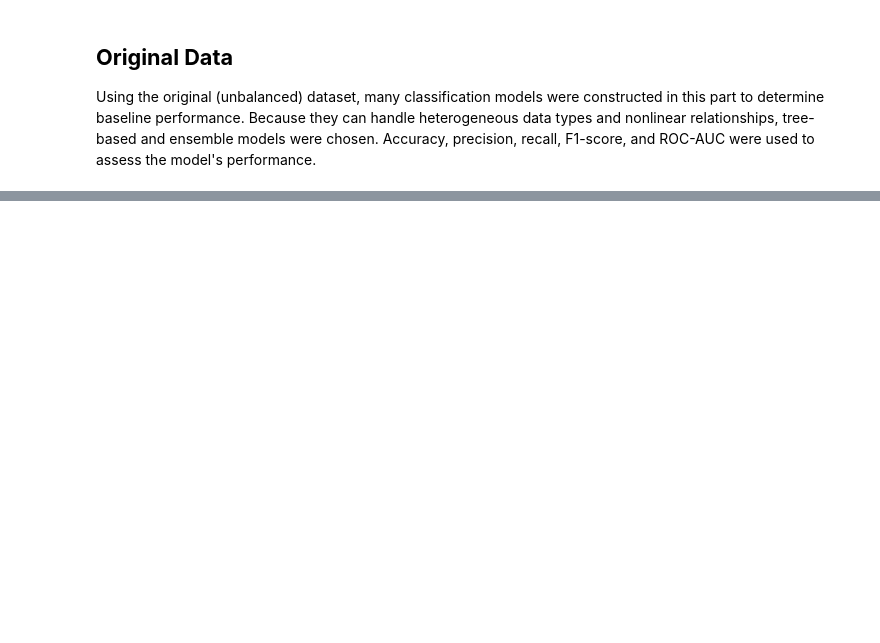
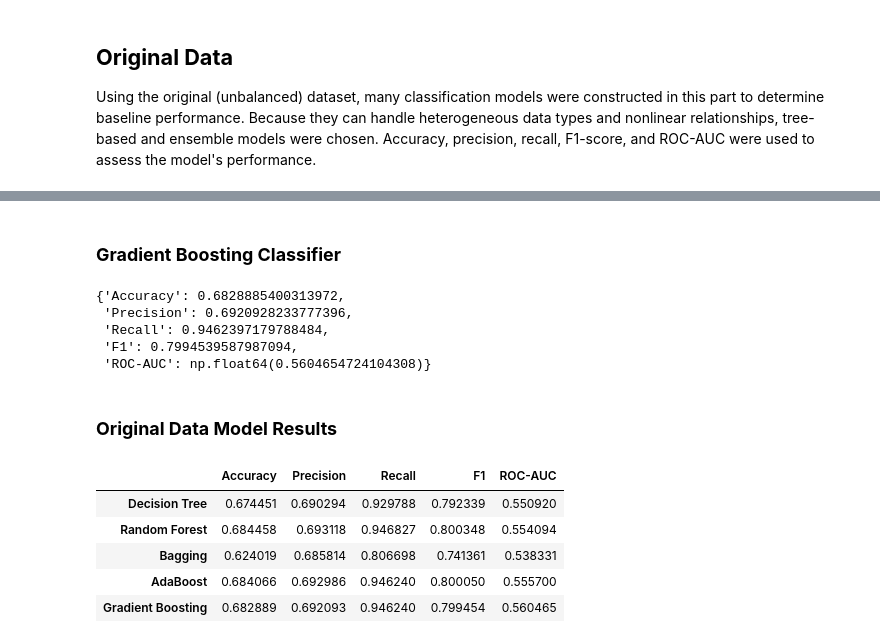
Before and after one commit to rburjanr/UT-Austin-Projects, a Jupyter notebook: EasyVisa/RahulBurjanroppaProject_Full_Code_Notebook_EasyVisa.ipynb, the cells around one changed output, grey strips where cells are left out. Drawn from its saved outputs; the diff is of its cells as text; code cells hidden in the pictures; blank space fills up the shorter version.

```diff
--- a/EasyVisa/RahulBurjanroppaProject_Full_Code_Notebook_EasyVisa.ipynb
+++ b/EasyVisa/RahulBurjanroppaProject_Full_Code_Notebook_EasyVisa.ipynb
@@ -400,0 +254,8 @@ MemoryError: Unable to allocate 1.93 GiB for an array with shape (25479, 20384)
+# %%
+Xr_train, Xr_test, yr_train, yr_test = train_test_split(
+    X_reduced,
+    y,
+    test_size=0.2,
+    stratify=y,
+    random_state=42
+)
@@ -400,0 +383,52 @@ MemoryError: Unable to allocate 1.93 GiB for an array with shape (25479, 20384)
+# %% [markdown]
+### **Gradient Boosting Classifier**
+# %%
+gb = GradientBoostingClassifier(
+    n_estimators=50,
+    max_depth=3,
+    learning_rate=0.1,
+    random_state=42
+)
+
+gb.fit(Xr_train, yr_train)
+
+y_pred = gb.predict(Xr_test)
+y_prob = gb.predict_proba(Xr_test)[:, 1]
+
+gb_results = {
+    "Accuracy": accuracy_score(yr_test, y_pred),
+    "Precision": precision_score(yr_test, y_pred),
+    "Recall": recall_score(yr_test, y_pred),
+    "F1": f1_score(yr_test, y_pred),
+    "ROC-AUC": roc_auc_score(yr_test, y_prob)
+}
+
+gb_results
+# %% [output]
+{'Accuracy': 0.6828885400313972,
+ 'Precision': 0.6920928233777396,
+ 'Recall': 0.9462397179788484,
+ 'F1': 0.7994539587987094,
+ 'ROC-AUC': np.float64(0.5604654724104308)}
+# %% [markdown]
+### **Original Data Model Results**
+# %%
+results_original_df = pd.DataFrame.from_dict(
+    {
+        "Decision Tree": dt_results,
+        "Random Forest": rf_results,
+        "Bagging": bag_results,
+        "AdaBoost": ada_results,
+        "Gradient Boosting": gb_results
+    },
+    orient="index"
+)
+
+results_original_df
+# %% [output]
+|  | Accuracy | Precision | Recall | F1 | ROC-AUC |
+| Decision Tree | 0.674451 | 0.690294 | 0.929788 | 0.792339 | 0.550920 |
+| Random Forest | 0.684458 | 0.693118 | 0.946827 | 0.800348 | 0.554094 |
+| Bagging | 0.624019 | 0.685814 | 0.806698 | 0.741361 | 0.538331 |
+| AdaBoost | 0.684066 | 0.692986 | 0.946240 | 0.800050 | 0.555700 |
+| Gradient Boosting | 0.682889 | 0.692093 | 0.946240 | 0.799454 | 0.560465 |
```
Also changed, not shown: parts of 69 cells of this notebook, 14 other files.
